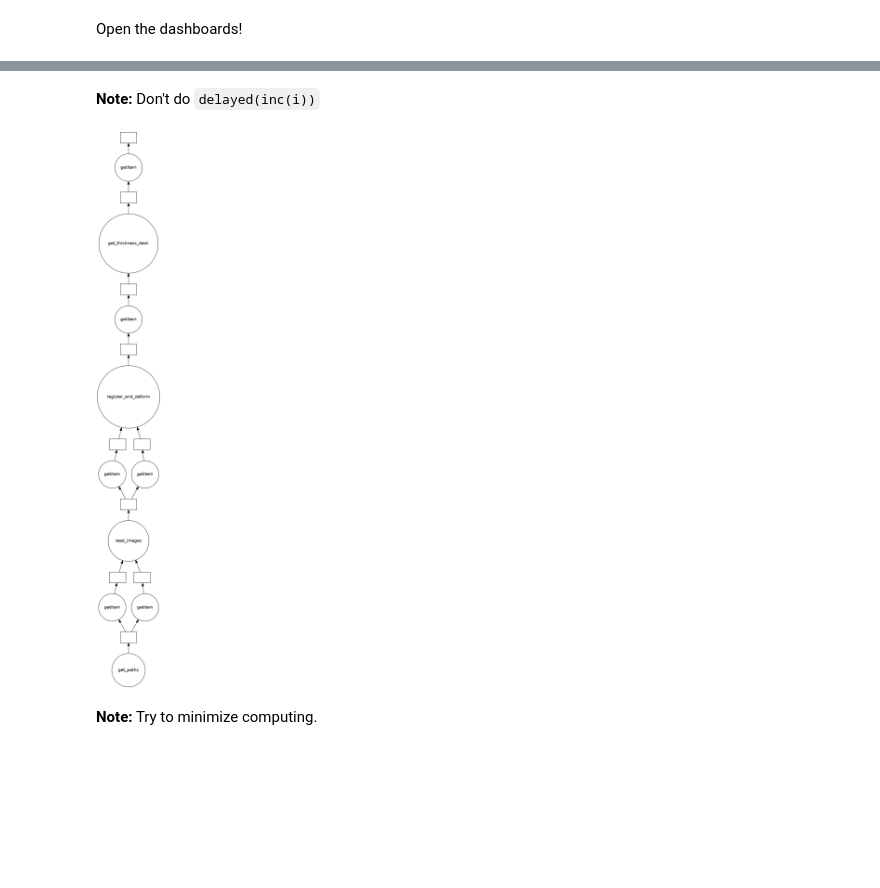
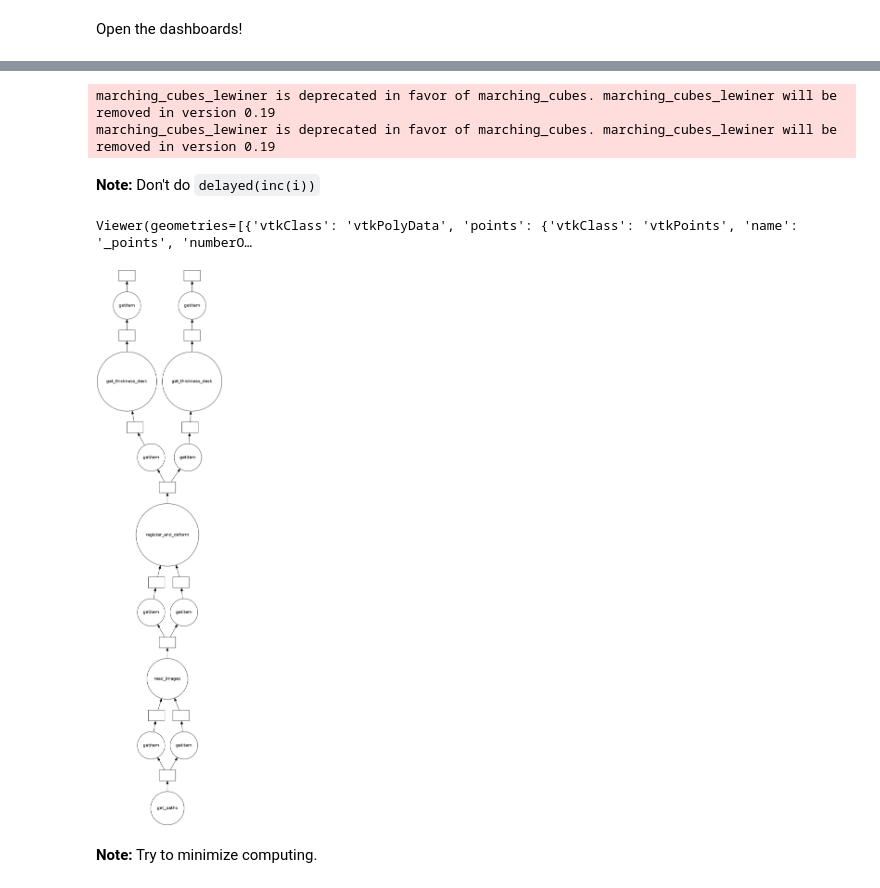
Before and after one commit to PranjalSahu/OAI_analysis, a Jupyter notebook: oai_dask.ipynb, the cells around one changed output, grey strips where cells are left out. Cells and saved outputs as stored; diff of their text form; code cells hidden in the pictures; blank space fills up the shorter version.

```diff
--- a/oai_dask.ipynb
+++ b/oai_dask.ipynb
@@ -194,3 +229,8 @@ warped_image_FC, warped_image_TC  = register_and_deform(image_A, image_B)
 
 distance_inner_FC, distance_outer_FC = get_thickness_dask(warped_image_FC, mesh_type='FC')
 distance_inner_TC, distance_outer_TC = get_thickness_dask(warped_image_TC, mesh_type='TC')
+
+all_distance = [distance_inner_FC, distance_inner_TC]
+# %% [output]
+marching_cubes_lewiner is deprecated in favor of marching_cubes. marching_cubes_lewiner will be removed in version 0.19
+marching_cubes_lewiner is deprecated in favor of marching_cubes. marching_cubes_lewiner will be removed in version 0.19
@@ -199,7 +251,11 @@ distance_inner_TC, distance_outer_TC = get_thickness_dask(warped_image_TC, mesh_
+# %%
+itkwidgets.view(geometries=[a1])
+# %% [output]
+Viewer(geometries=[{'vtkClass': 'vtkPolyData', 'points': {'vtkClass': 'vtkPoints', 'name': '_points', 'numberO…
 # %%
-visualize(distance_inner_FC)
+visualize(all_distance)
 # %% [output]
-[figure, old version]
+[figure, new version]
 # %% [markdown]
 **Note:** Try to minimize computing.
 # %%
```
Also changed, not shown: parts of 21 cells of this notebook.
